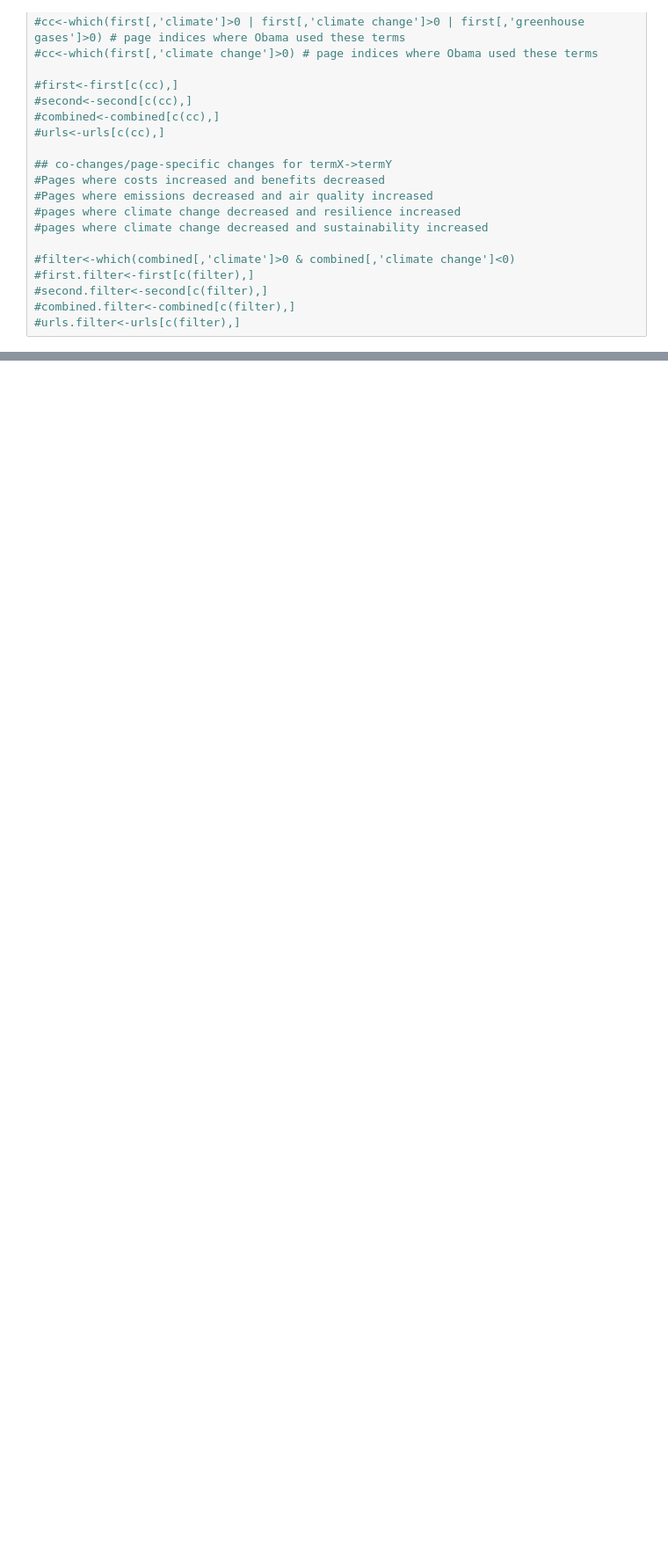
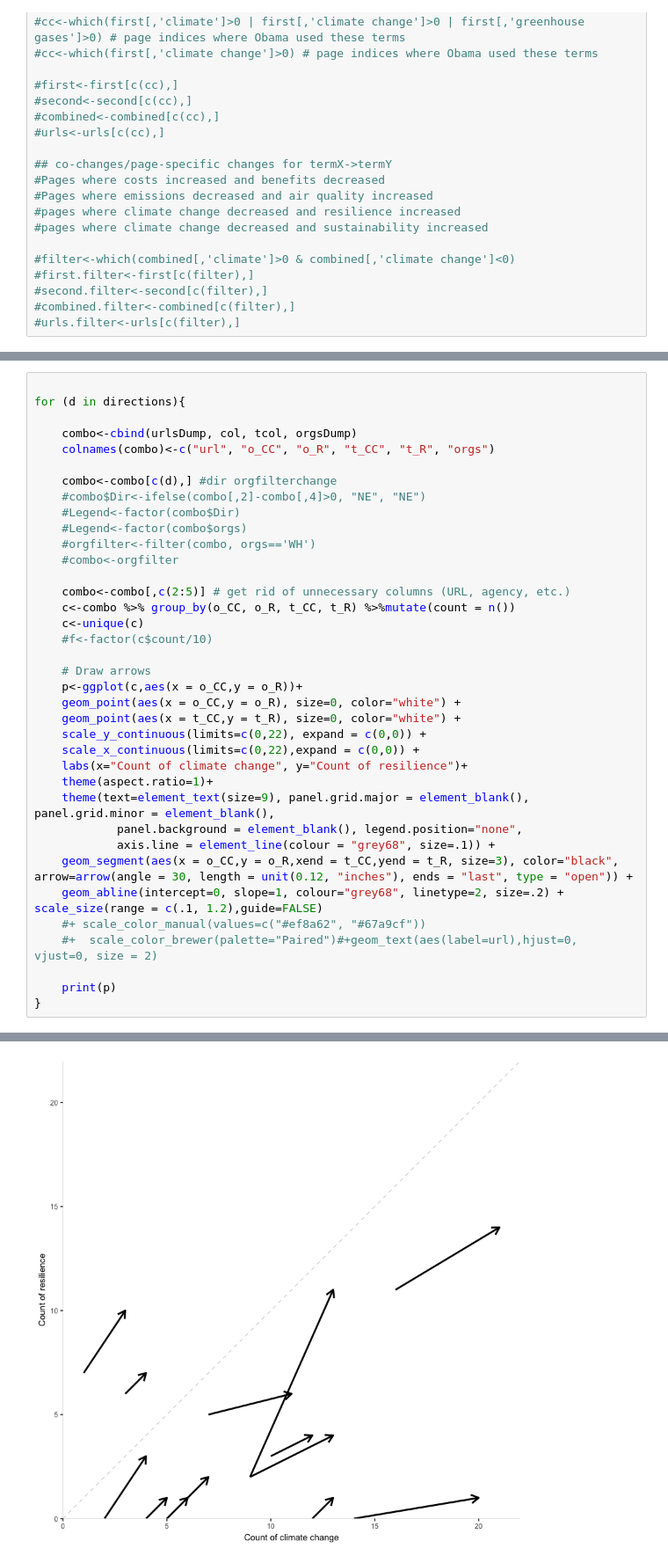
Before and after one commit to edgi-govdata-archiving/web_monitoring_research, a Jupyter notebook: term_analysis.ipynb, the cells around one changed output, grey strips where cells are left out. Shown at 88% size. Saved outputs shown, nothing was run; the diff lists cells and outputs as text; blank space fills up the shorter version.

```diff
--- a/term_analysis.ipynb
+++ b/term_analysis.ipynb
@@ -257,0 +328,38 @@ geom_abline(intercept=0, slope=1, colour="grey68", linetype=2, size=.2) + scale_
+# %%
+
+for (d in directions){
+
+    combo<-cbind(urlsDump, col, tcol, orgsDump)
+    colnames(combo)<-c("url", "o_CC", "o_R", "t_CC", "t_R", "orgs")
+
+    combo<-combo[c(d),] #dir orgfilterchange
+    #combo$Dir<-ifelse(combo[,2]-combo[,4]>0, "NE", "NE")
+    #Legend<-factor(combo$Dir)
+    #Legend<-factor(combo$orgs)
+    #orgfilter<-filter(combo, orgs=='WH')
+    #combo<-orgfilter
+
+    combo<-combo[,c(2:5)] # get rid of unnecessary columns (URL, agency, etc.)
+    c<-combo %>% group_by(o_CC, o_R, t_CC, t_R) %>%mutate(count = n())
+    c<-unique(c)
+    #f<-factor(c$count/10)
+
+    # Draw arrows
+    p<-ggplot(c,aes(x = o_CC,y = o_R))+
+    geom_point(aes(x = o_CC,y = o_R), size=0, color="white") +
+    geom_point(aes(x = t_CC,y = t_R), size=0, color="white") +
+    scale_y_continuous(limits=c(0,22), expand = c(0,0)) +
+    scale_x_continuous(limits=c(0,22),expand = c(0,0)) +
+    labs(x="Count of climate change", y="Count of resilience")+
+    theme(aspect.ratio=1)+
+    theme(text=element_text(size=9), panel.grid.major = element_blank(), panel.grid.minor = element_blank(),
+            panel.background = element_blank(), legend.position="none",
+            axis.line = element_line(colour = "grey68", size=.1)) +
+    geom_segment(aes(x = o_CC,y = o_R,xend = t_CC,yend = t_R, size=3), color="black", arrow=arrow(angle = 30, length = unit(0.12, "inches"), ends = "last", type = "open")) +
+    geom_abline(intercept=0, slope=1, colour="grey68", linetype=2, size=.2) + scale_size(range = c(.1, 1.2),guide=FALSE)
+    #+ scale_color_manual(values=c("#ef8a62", "#67a9cf"))
+    #+  scale_color_brewer(palette="Paired")#+geom_text(aes(label=url),hjust=0, vjust=0, size = 2)
+
+    print(p)
+}
+# %% [output]
@@ -257,0 +370 @@ geom_abline(intercept=0, slope=1, colour="grey68", linetype=2, size=.2) + scale_
+[figure, added]
```
Also changed, not shown: parts of 14 cells of this notebook, 4 other files.
